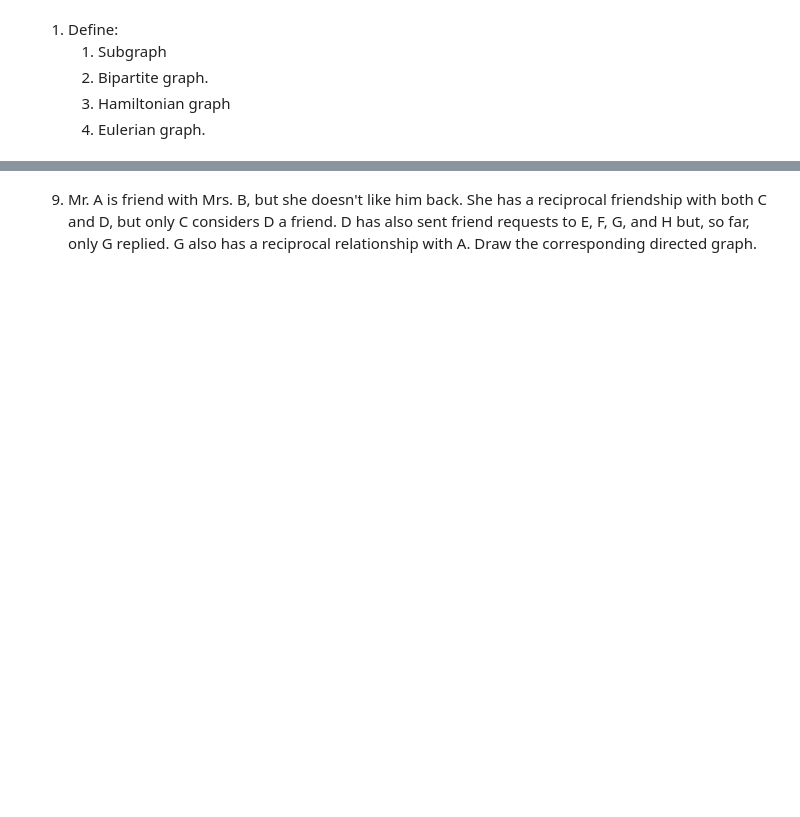
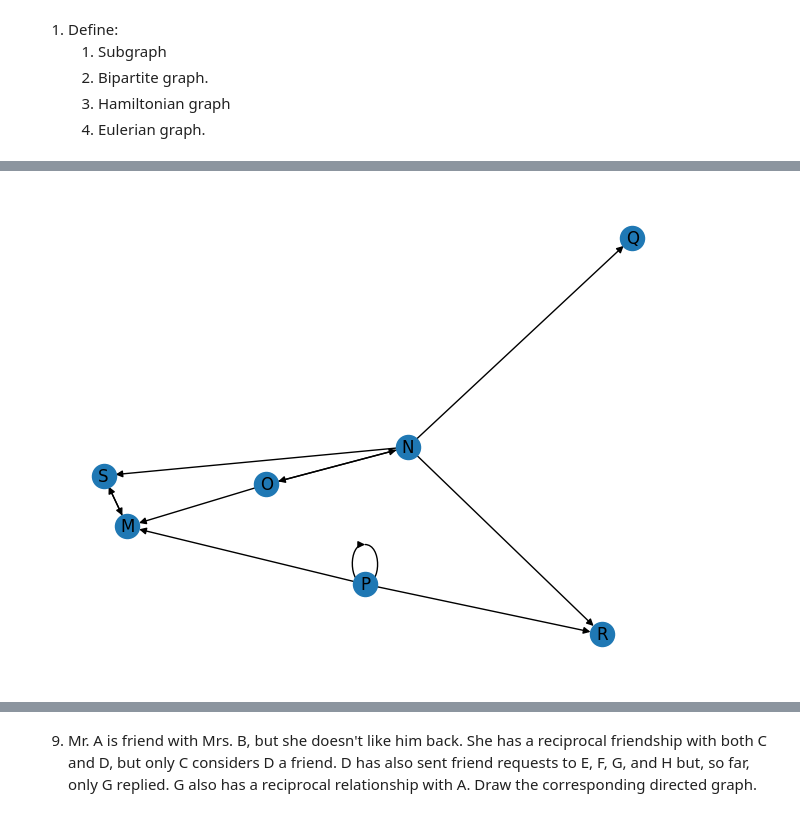
Before and after one commit to felipesenam/-network_analysis, a Jupyter notebook: ex_01.ipynb, the cells around one changed output, grey strips where cells are left out. Cells and saved outputs as stored; diff of their text form; code cells hidden in the pictures; blank space fills up the shorter version.

```diff
--- a/ex_01.ipynb
+++ b/ex_01.ipynb
@@ -35,0 +77,24 @@ plt.show()
+# %%
+G = nx.DiGraph()
+G.add_nodes_from(["M","N","O","P","Q","R","S"])
+G.add_edges_from([
+    ("M", "S"),
+    ("N", "O"),
+    ("P", "R"),
+    ("N", "S"),
+    ("O", "M"),
+    ("N", "Q"),
+    ("O", "M"),
+    ("P", "P"),
+    ("S", "M"),
+    ("O", "N"),
+    ("S", "M"),
+    ("N", "R"),
+    ("P", "M"),
+    ("M", "S")
+])
+
+nx.draw(G, with_labels=True)
+plt.show()
+# %% [output]
+[figure, added]
```
Also changed, not shown: parts of 9 cells of this notebook.
